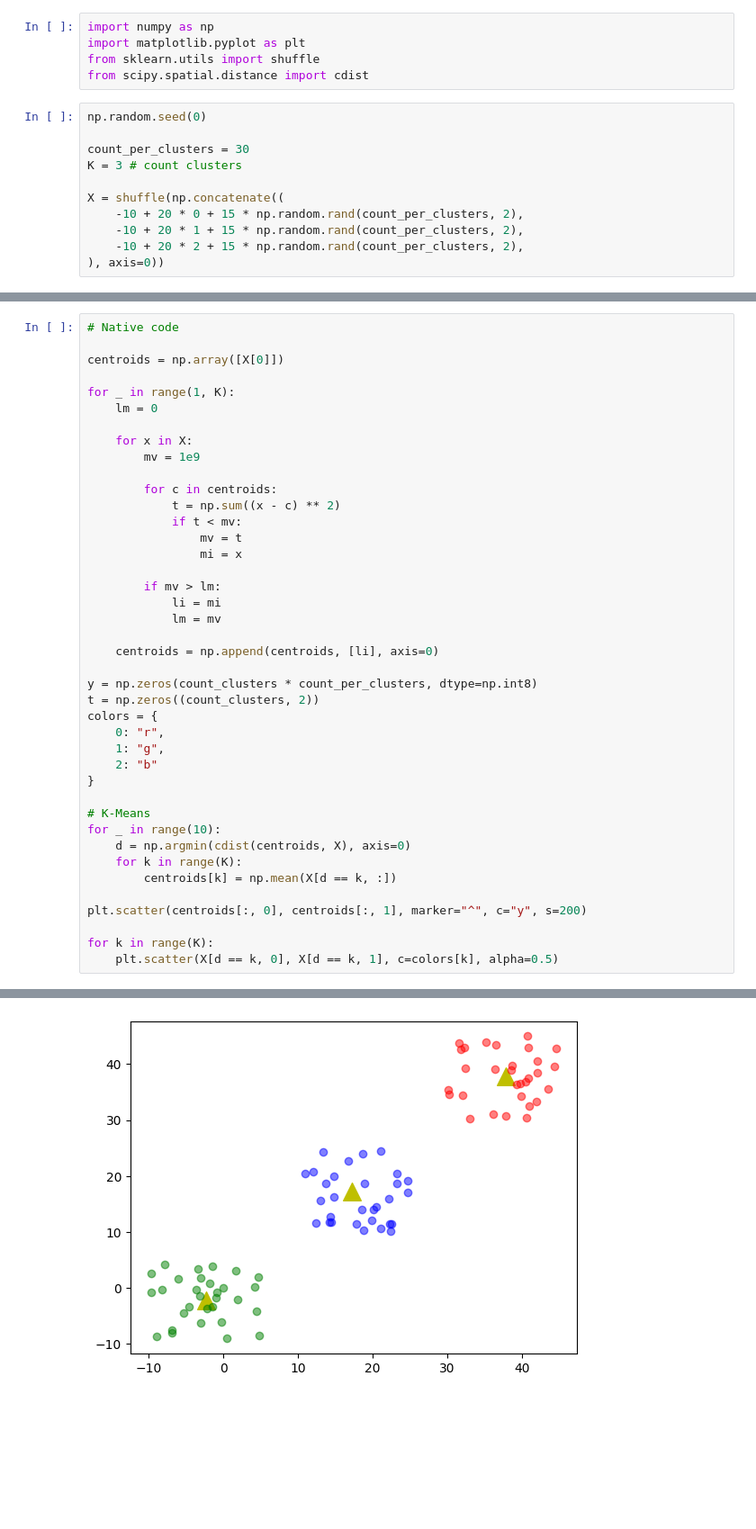
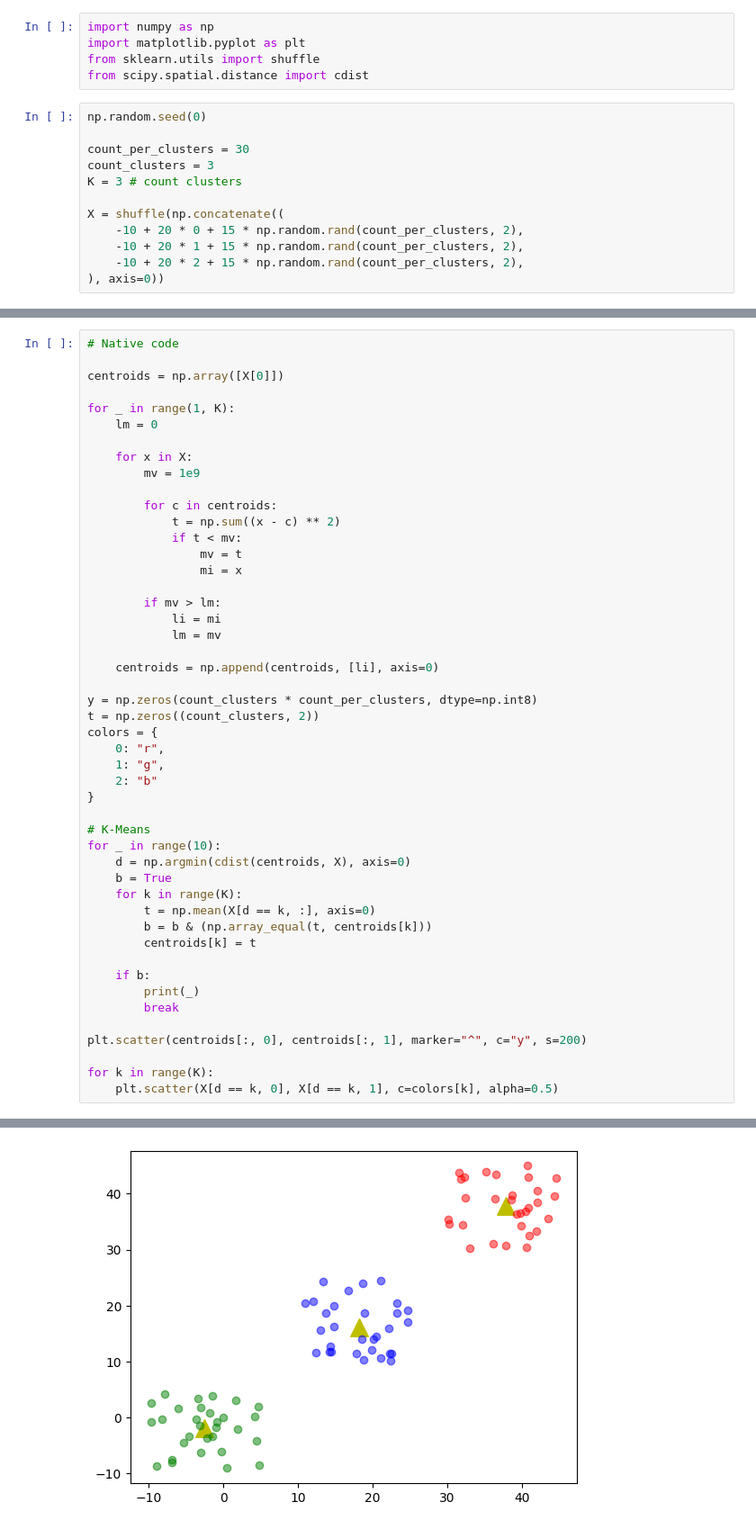
Before and after one commit to xbaotg/LearningML, a Jupyter notebook: Algorithms/K-Means/main.ipynb, the cells around one changed output, grey strips where cells are left out. Shown at 90% size. Drawn from its saved outputs; the diff is of its cells as text; blank space fills up the shorter version.

```diff
--- a/Algorithms/K-Means/main.ipynb
+++ b/Algorithms/K-Means/main.ipynb
@@ -7,6 +7,7 @@ from scipy.spatial.distance import cdist
 np.random.seed(0)
 
 count_per_clusters = 30
+count_clusters = 3
 K = 3 # count clusters
 
 X = shuffle(np.concatenate((
@@ -53,8 +54,15 @@ colors = {
 # K-Means
 for _ in range(10):
     d = np.argmin(cdist(centroids, X), axis=0)
+    b = True
     for k in range(K):
-        centroids[k] = np.mean(X[d == k, :])
+        t = np.mean(X[d == k, :], axis=0)
+        b = b & (np.array_equal(t, centroids[k]))
+        centroids[k] = t
+
+    if b:
+        print(_)
+        break
 
 plt.scatter(centroids[:, 0], centroids[:, 1], marker="^", c="y", s=200)
 
@@ -64,4 +79,4 @@ for k in range(K):
-[figure, old version]
+[figure, new version]
 # %%
 # Using Sklearn
 
```
Also changed, not shown: parts of 2 cells of this notebook.
